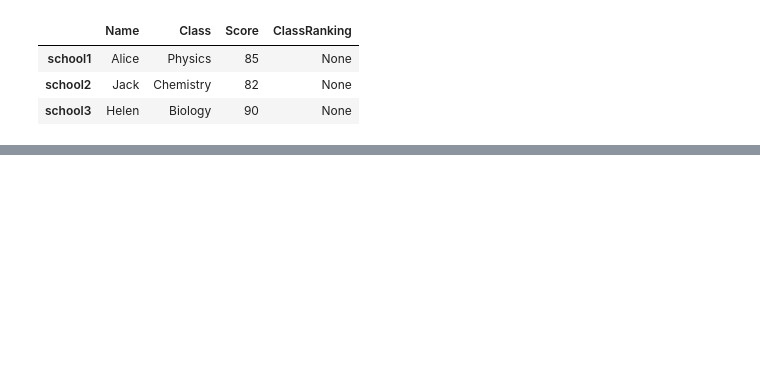
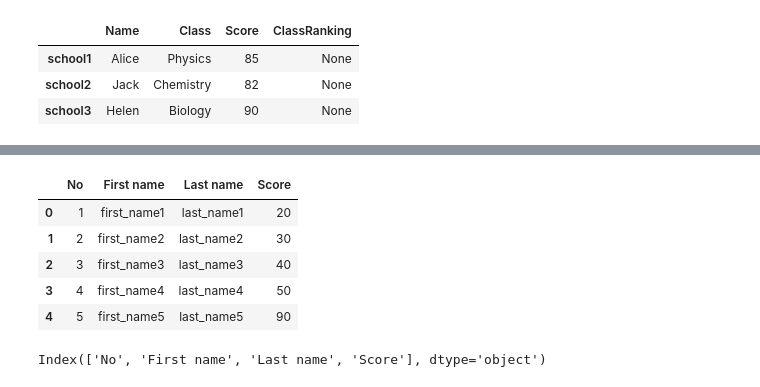
Before and after one commit to Maksym637/data-science-course, a Jupyter notebook: course1/pandasDataFrame.ipynb, the cells around one changed output, grey strips where cells are left out. Cells and saved outputs as stored; diff of their text form; code cells hidden in the pictures; blank space fills up the shorter version.

```diff
--- a/course1/pandasDataFrame.ipynb
+++ b/course1/pandasDataFrame.ipynb
@@ -158,0 +221,17 @@ df
+# %%
+# example 4
+
+new_df = df_csv.rename(mapper=str.strip, axis='columns')
+
+new_df.head()
+# %% [output]
+|  | No | First name | Last name | Score |
+| 0 | 1 | first_name1 | last_name1 | 20 |
+| 1 | 2 | first_name2 | last_name2 | 30 |
+| 2 | 3 | first_name3 | last_name3 | 40 |
+| 3 | 4 | first_name4 | last_name4 | 50 |
+| 4 | 5 | first_name5 | last_name5 | 90 |
+# %%
+df_csv.columns
+# %% [output]
+Index(['No', 'First name', 'Last name', 'Score'], dtype='object')
```
Also changed, not shown: parts of 22 cells of this notebook, 1 other file.
